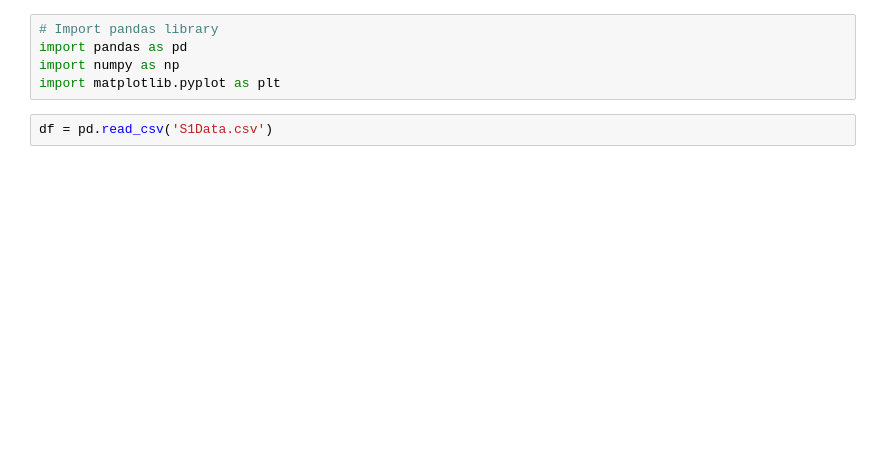
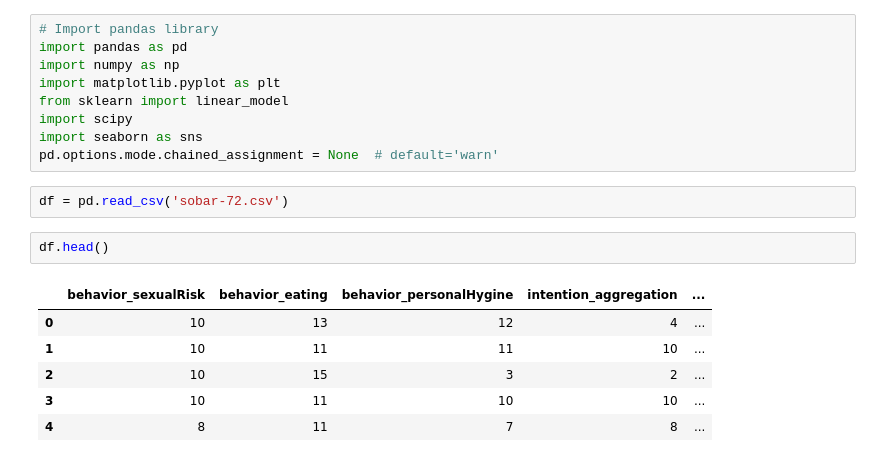
Before and after one commit to spacediscotqtt/PDSASS2, a Jupyter notebook: Untitled.ipynb, the cells around one changed output. Drawn from its saved outputs; the diff is of its cells as text; blank space fills up the shorter version.

```diff
--- a/Untitled.ipynb
+++ b/Untitled.ipynb
@@ -3,8 +3,21 @@
 import pandas as pd
 import numpy as np
 import matplotlib.pyplot as plt
+from sklearn import linear_model
+import scipy
+import seaborn as sns
+pd.options.mode.chained_assignment = None  # default='warn'
 # %%
-df = pd.read_csv('S1Data.csv')
+df = pd.read_csv('sobar-72.csv')
+# %%
+df.head()
+# %% [output]
+|  | behavior_sexualRisk | behavior_eating | behavior_personalHygine | intention_aggregation | ... |
+| 0 | 10 | 13 | 12 | 4 | ... |
+| 1 | 10 | 11 | 11 | 10 | ... |
+| 2 | 10 | 15 | 3 | 2 | ... |
+| 3 | 10 | 11 | 10 | 10 | ... |
+| 4 | 8 | 11 | 7 | 8 | ... |
 # %%
 df.shape
 # %% [output]
```
Also changed, not shown: parts of 11 cells of this notebook, 2 other files.
